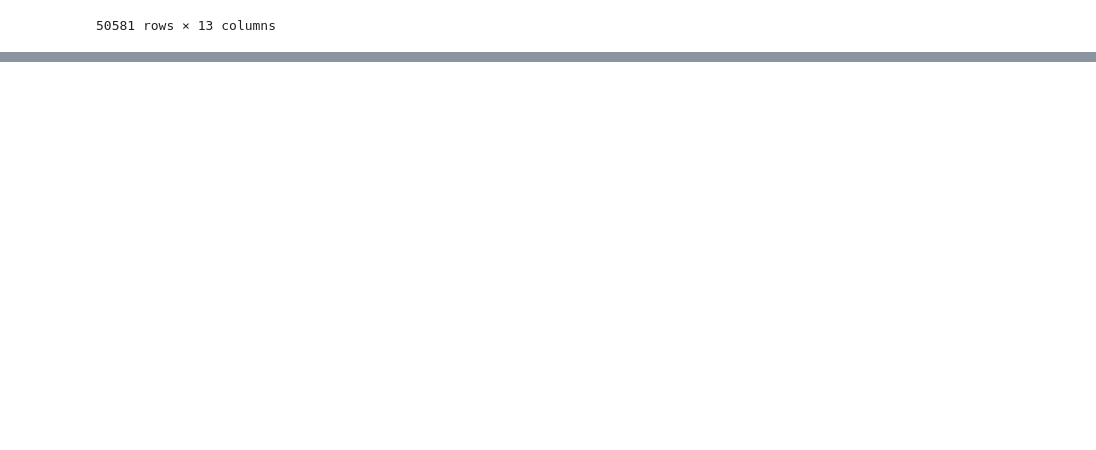
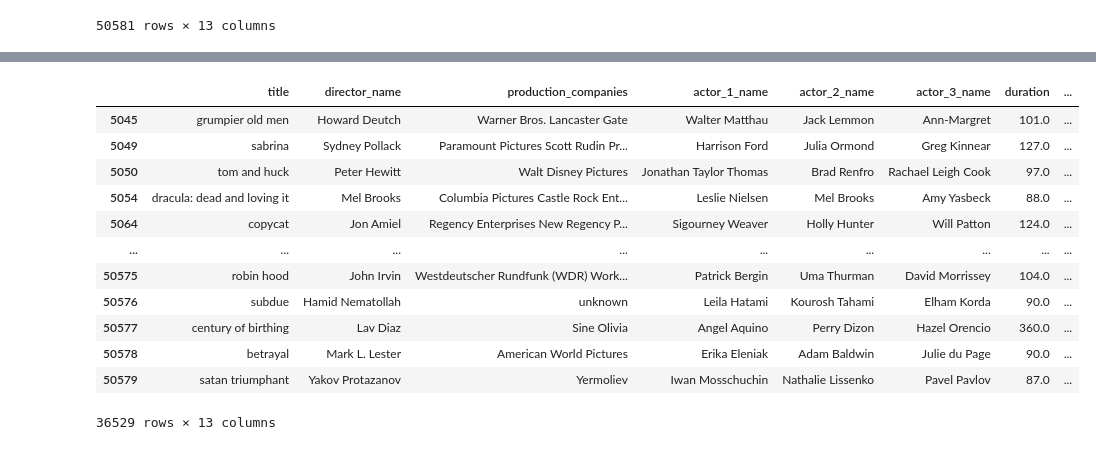
Before and after one commit to remon-rakibul/movie-dataset-2023, a Jupyter notebook: data_aquisition.ipynb, the cells around one changed output, grey strips where cells are left out. Cells and saved outputs as stored; diff of their text form; code cells hidden in the pictures; blank space fills up the shorter version.

```diff
--- a/data_aquisition.ipynb
+++ b/data_aquisition.ipynb
@@ -570,0 +648,16 @@ df_mod.to_csv('data/data_filled.csv', index=False)
+# %%
+df[df['revenue'] == 0.0]
+# %% [output]
+|  | title | director_name | production_companies | actor_1_name | actor_2_name | actor_3_name | duration | ... |
+| 5045 | grumpier old men | Howard Deutch | Warner Bros. Lancaster Gate | Walter Matthau | Jack Lemmon | Ann-Margret | 101.0 | ... |
+| 5049 | sabrina | Sydney Pollack | Paramount Pictures Scott Rudin Pr... | Harrison Ford | Julia Ormond | Greg Kinnear | 127.0 | ... |
+| 5050 | tom and huck | Peter Hewitt | Walt Disney Pictures | Jonathan Taylor Thomas | Brad Renfro | Rachael Leigh Cook | 97.0 | ... |
+| 5054 | dracula: dead and loving it | Mel Brooks | Columbia Pictures Castle Rock Ent... | Leslie Nielsen | Mel Brooks | Amy Yasbeck | 88.0 | ... |
+| 5064 | copycat | Jon Amiel | Regency Enterprises New Regency P... | Sigourney Weaver | Holly Hunter | Will Patton | 124.0 | ... |
+| ... | ... | ... | ... | ... | ... | ... | ... | ... |
+| 50575 | robin hood | John Irvin | Westdeutscher Rundfunk (WDR) Work... | Patrick Bergin | Uma Thurman | David Morrissey | 104.0 | ... |
+| 50576 | subdue | Hamid Nematollah | unknown | Leila Hatami | Kourosh Tahami | Elham Korda | 90.0 | ... |
+| 50577 | century of birthing | Lav Diaz | Sine Olivia | Angel Aquino | Perry Dizon | Hazel Orencio | 360.0 | ... |
+| 50578 | betrayal | Mark L. Lester | American World Pictures | Erika Eleniak | Adam Baldwin | Julie du Page | 90.0 | ... |
+| 50579 | satan triumphant | Yakov Protazanov | Yermoliev | Iwan Mosschuchin | Nathalie Lissenko | Pavel Pavlov | 87.0 | ... |
+36529 rows × 13 columns
```
Also changed, not shown: parts of 18 cells of this notebook, 1 other file.
